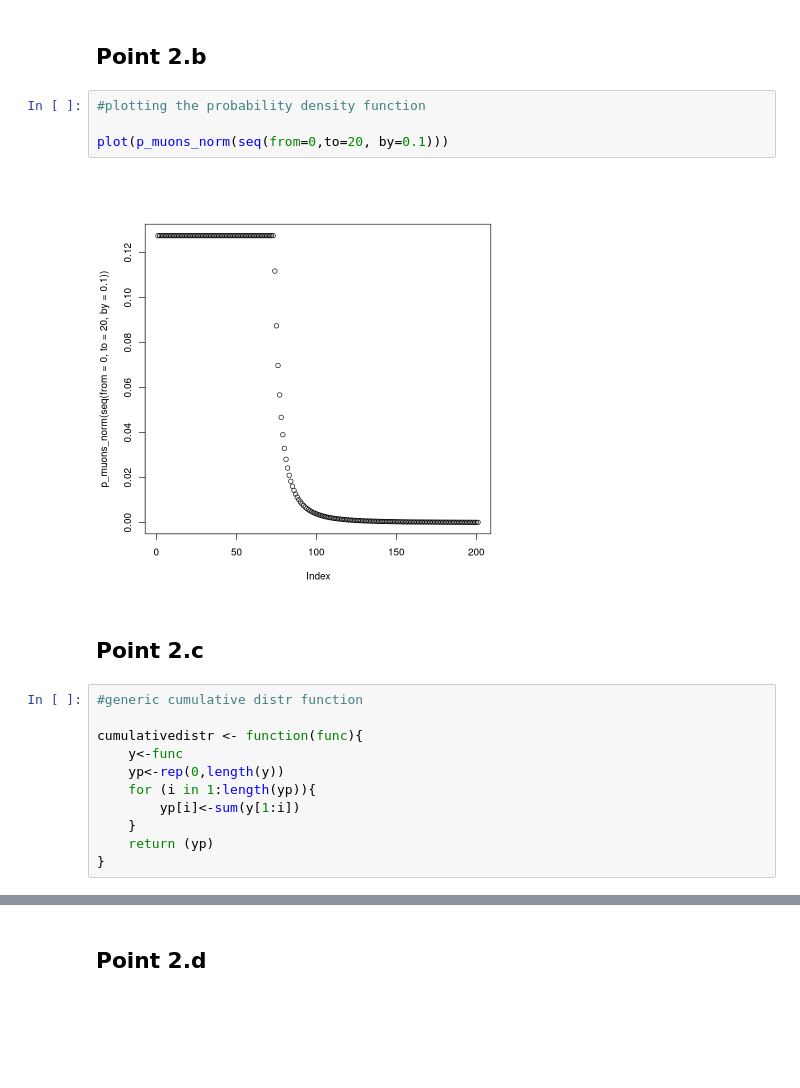
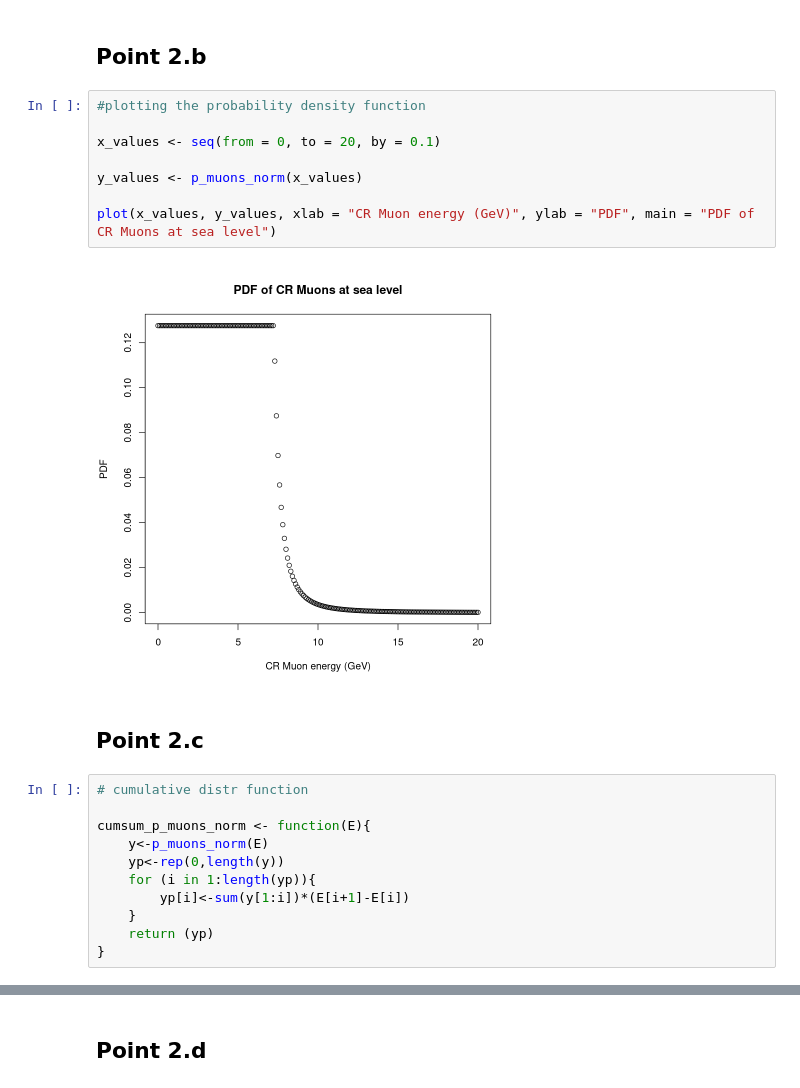
Before and after one commit to FedericoBraidi/ASPA, a Jupyter notebook: lab2/Federico_Braidi_Rlab02.ipynb, the cells around one changed output, grey strips where cells are left out. Drawn from its saved outputs; the diff is of its cells as text; blank space fills up the shorter version.

```diff
--- a/lab2/Federico_Braidi_Rlab02.ipynb
+++ b/lab2/Federico_Braidi_Rlab02.ipynb
@@ -97,19 +97,23 @@ p_muons_norm <- function(E){
 # %%
 #plotting the probability density function
 
-plot(p_muons_norm(seq(from=0,to=20, by=0.1)))
+x_values <- seq(from = 0, to = 20, by = 0.1)
+
+y_values <- p_muons_norm(x_values)
+
+plot(x_values, y_values, xlab = "CR Muon energy (GeV)", ylab = "PDF", main = "PDF of CR Muons at sea level")
 # %% [output]
-[figure, old version]
+[figure, new version]
 # %% [markdown]
 ## Point 2.c
 # %%
-#generic cumulative distr function
+# cumulative distr function
 
-cumulativedistr <- function(func){
-    y<-func
+cumsum_p_muons_norm <- function(E){
+    y<-p_muons_norm(E)
     yp<-rep(0,length(y))
     for (i in 1:length(yp)){
-        yp[i]<-sum(y[1:i])
+        yp[i]<-sum(y[1:i])*(E[i+1]-E[i])
     }
     return (yp)
 }
```
Also changed, not shown: parts of 23 cells of this notebook, 1 other file.
